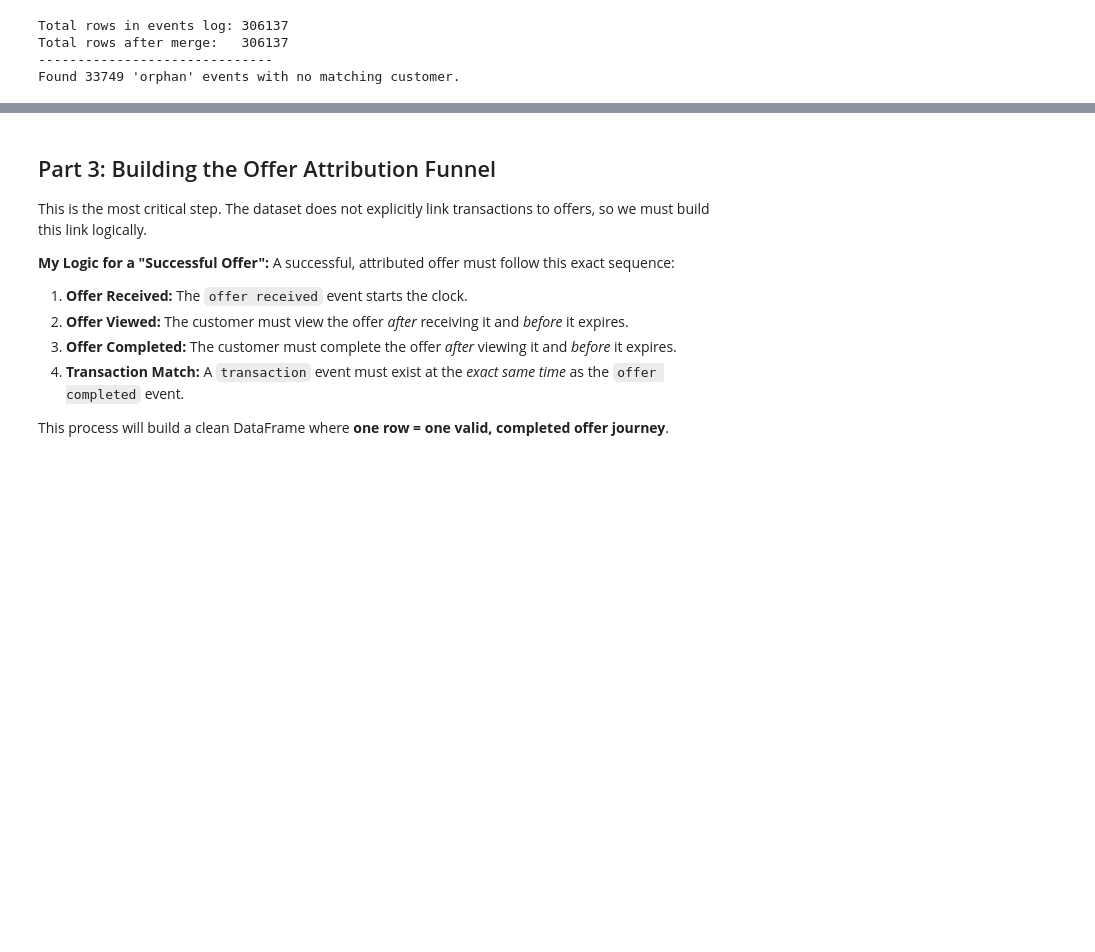
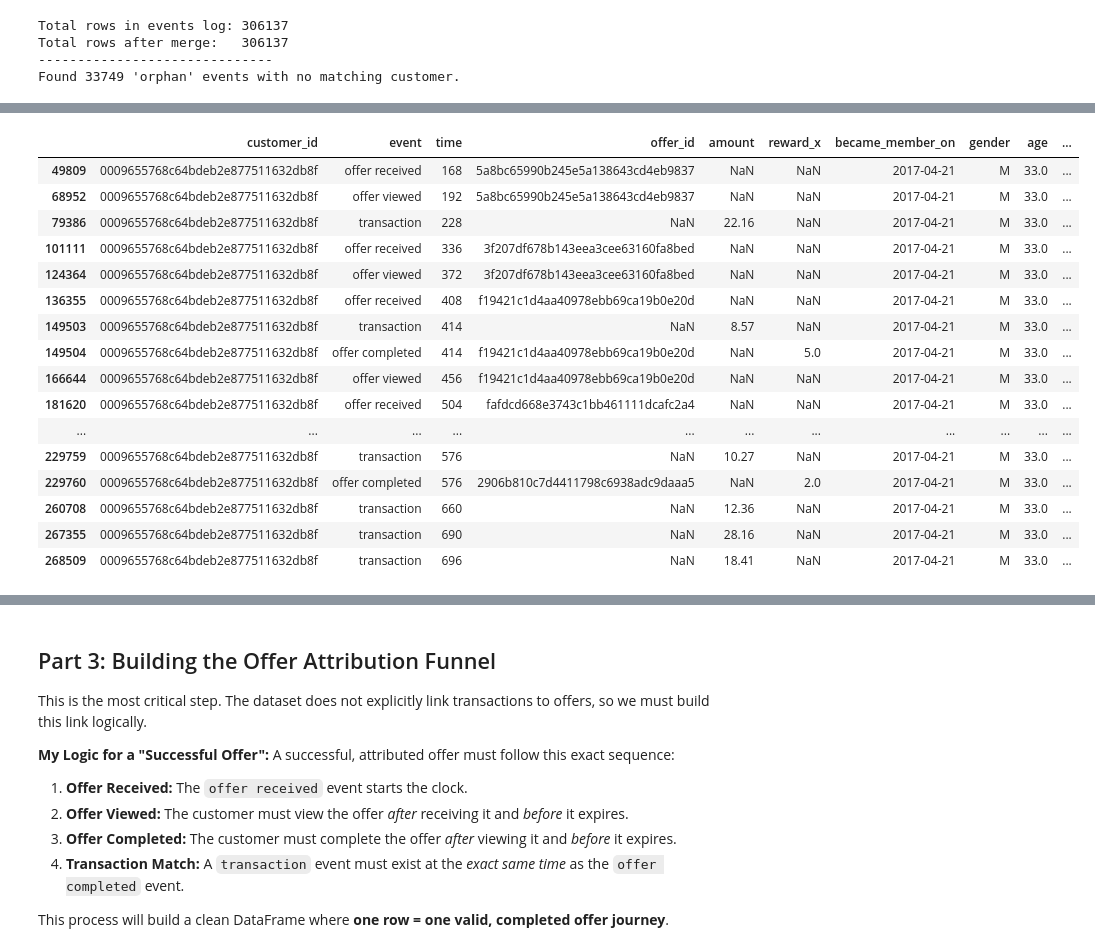
Before and after one commit to irfanzim/Python-Maven-Rewards-Challenge, a Jupyter notebook: Final Analysis.ipynb, the cells around one changed output, grey strips where cells are left out. Saved outputs shown, nothing was run; the diff lists cells and outputs as text; code cells hidden in the pictures; blank space fills up the shorter version.

```diff
--- a/Final Analysis.ipynb
+++ b/Final Analysis.ipynb
@@ -370,0 +344,22 @@ Note: NaN values for offer columns are expected for 'transaction' events.
+# %%
+# lets check data for a specific customer to understand the data
+# I will choose customer id= 0009655768c64bdeb2e877511632db8f
+df_master[df_master.customer_id=="0009655768c64bdeb2e877511632db8f"]
+# %% [output]
+|  | customer_id | event | time | offer_id | amount | reward_x | became_member_on | gender | age | ... |
+| 49809 | 0009655768c64bdeb2e877511632db8f | offer received | 168 | 5a8bc65990b245e5a138643cd4eb9837 | NaN | NaN | 2017-04-21 | M | 33.0 | ... |
+| 68952 | 0009655768c64bdeb2e877511632db8f | offer viewed | 192 | 5a8bc65990b245e5a138643cd4eb9837 | NaN | NaN | 2017-04-21 | M | 33.0 | ... |
+| 79386 | 0009655768c64bdeb2e877511632db8f | transaction | 228 | NaN | 22.16 | NaN | 2017-04-21 | M | 33.0 | ... |
+| 101111 | 0009655768c64bdeb2e877511632db8f | offer received | 336 | 3f207df678b143eea3cee63160fa8bed | NaN | NaN | 2017-04-21 | M | 33.0 | ... |
+| 124364 | 0009655768c64bdeb2e877511632db8f | offer viewed | 372 | 3f207df678b143eea3cee63160fa8bed | NaN | NaN | 2017-04-21 | M | 33.0 | ... |
+| 136355 | 0009655768c64bdeb2e877511632db8f | offer received | 408 | f19421c1d4aa40978ebb69ca19b0e20d | NaN | NaN | 2017-04-21 | M | 33.0 | ... |
+| 149503 | 0009655768c64bdeb2e877511632db8f | transaction | 414 | NaN | 8.57 | NaN | 2017-04-21 | M | 33.0 | ... |
+| 149504 | 0009655768c64bdeb2e877511632db8f | offer completed | 414 | f19421c1d4aa40978ebb69ca19b0e20d | NaN | 5.0 | 2017-04-21 | M | 33.0 | ... |
+| 166644 | 0009655768c64bdeb2e877511632db8f | offer viewed | 456 | f19421c1d4aa40978ebb69ca19b0e20d | NaN | NaN | 2017-04-21 | M | 33.0 | ... |
+| 181620 | 0009655768c64bdeb2e877511632db8f | offer received | 504 | fafdcd668e3743c1bb461111dcafc2a4 | NaN | NaN | 2017-04-21 | M | 33.0 | ... |
+| ... | ... | ... | ... | ... | ... | ... | ... | ... | ... | ... |
+| 229759 | 0009655768c64bdeb2e877511632db8f | transaction | 576 | NaN | 10.27 | NaN | 2017-04-21 | M | 33.0 | ... |
+| 229760 | 0009655768c64bdeb2e877511632db8f | offer completed | 576 | 2906b810c7d4411798c6938adc9daaa5 | NaN | 2.0 | 2017-04-21 | M | 33.0 | ... |
+| 260708 | 0009655768c64bdeb2e877511632db8f | transaction | 660 | NaN | 12.36 | NaN | 2017-04-21 | M | 33.0 | ... |
+| 267355 | 0009655768c64bdeb2e877511632db8f | transaction | 690 | NaN | 28.16 | NaN | 2017-04-21 | M | 33.0 | ... |
+| 268509 | 0009655768c64bdeb2e877511632db8f | transaction | 696 | NaN | 18.41 | NaN | 2017-04-21 | M | 33.0 | ... |
```
Also changed, not shown: parts of 11 cells of this notebook.
